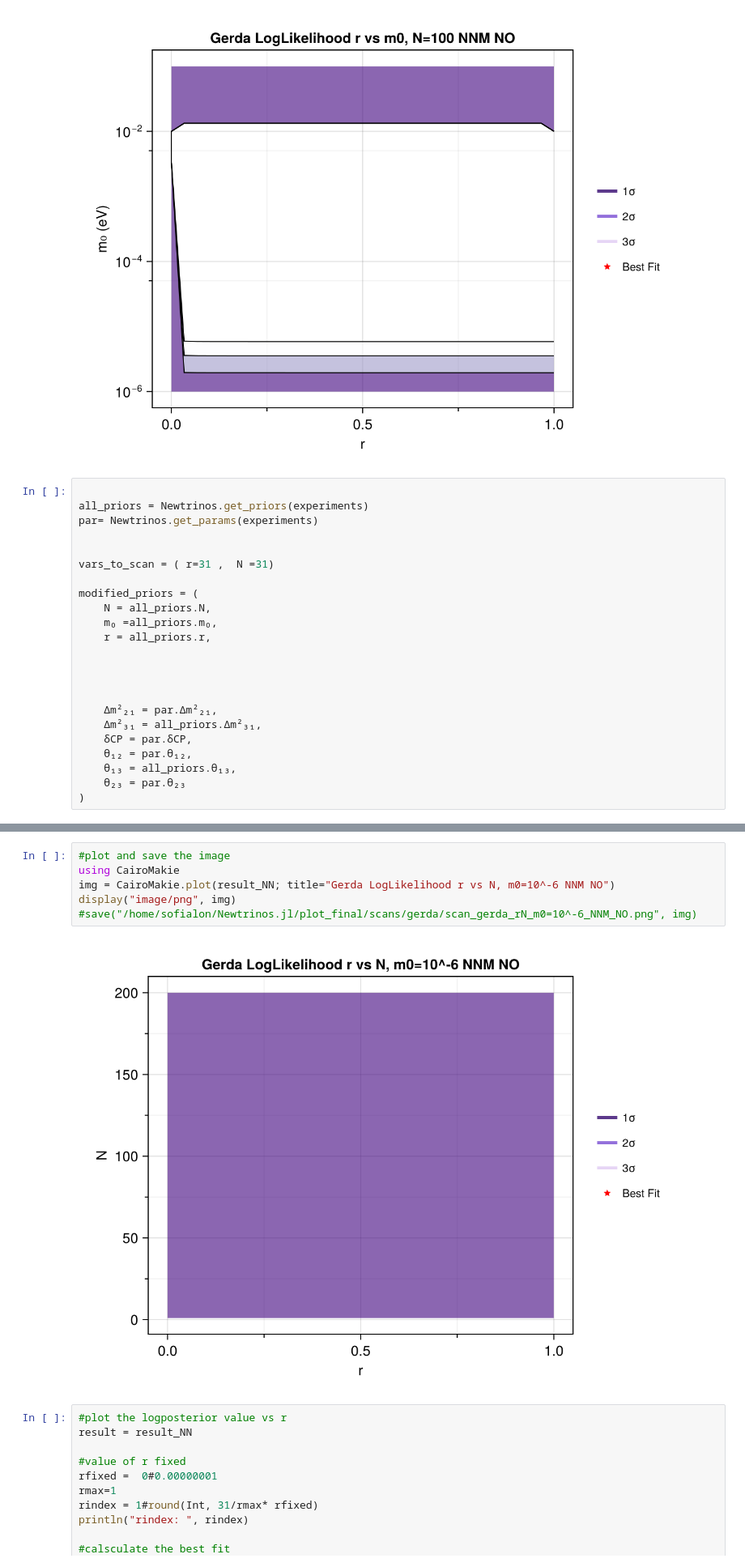
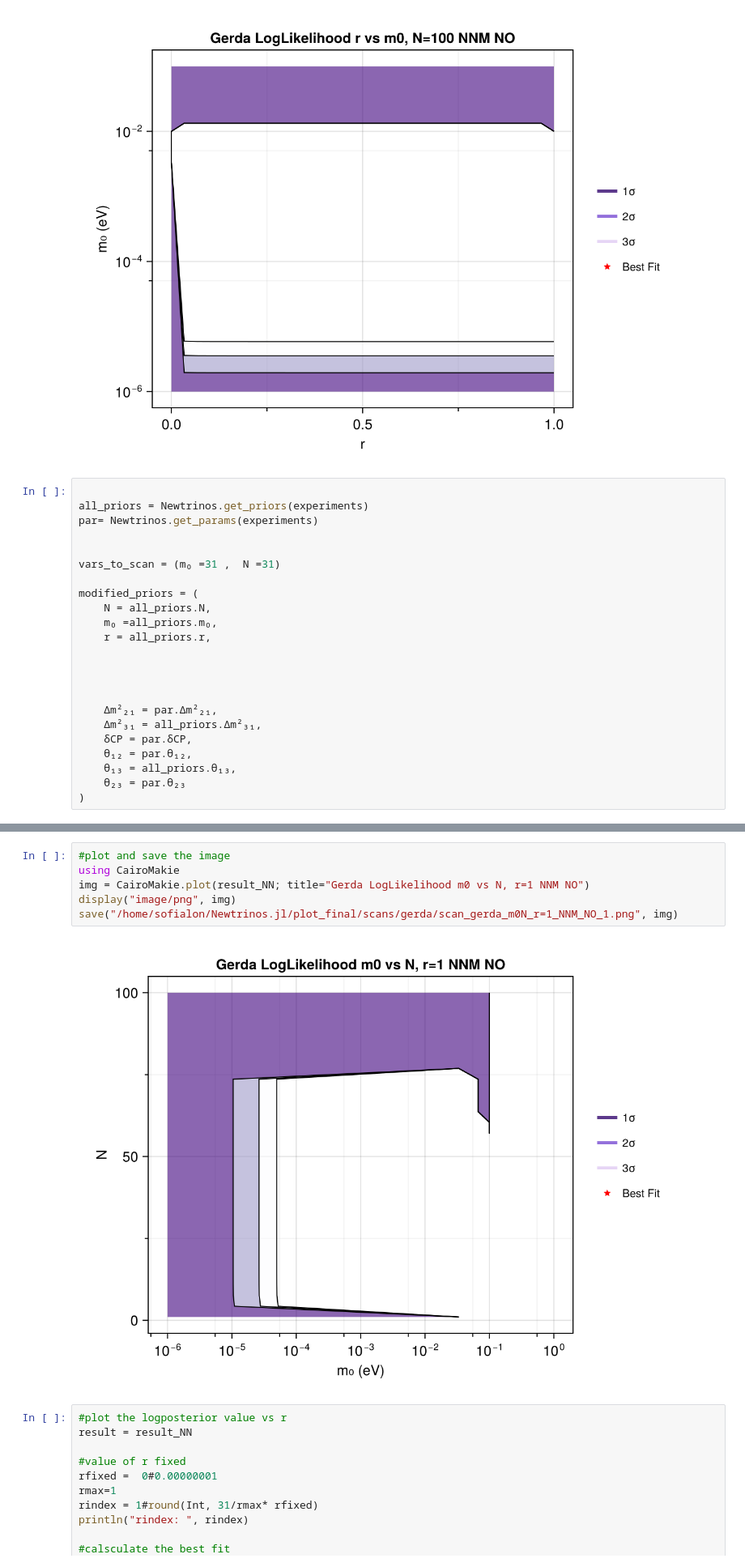
Before and after one commit to philippeller/Newtrinos.jl, a Jupyter notebook: src/experiments/gerda/gerda.ipynb, the cells around one changed output, grey strips where cells are left out. Shown at 81% size. Saved outputs shown, nothing was run; the diff lists cells and outputs as text.

Commit message:
perturbation plots

```diff
--- a/src/experiments/gerda/gerda.ipynb
+++ b/src/experiments/gerda/gerda.ipynb
@@ -251,7 +251,7 @@ all_priors = Newtrinos.get_priors(experiments)
 par= Newtrinos.get_params(experiments)
 
 
-vars_to_scan = ( r=31 ,  N =31)
+vars_to_scan = (m₀ =31 ,  N =31)
 
 modified_priors = (
     N = all_priors.N,
@@ -279,11 +279,11 @@ NewtrinosResult((r = [0.0, 0.03333333333333333, 0.06666666666666667, 0.1, 0.1333
 # %%
 #plot and save the image
 using CairoMakie
-img = CairoMakie.plot(result_NN; title="Gerda LogLikelihood r vs N, m0=10^-6 NNM NO")
+img = CairoMakie.plot(result_NN; title="Gerda LogLikelihood m0 vs N, r=1 NNM NO")
 display("image/png", img)
-#save("/home/sofialon/Newtrinos.jl/plot_final/scans/gerda/scan_gerda_rN_m0=10^-6_NNM_NO.png", img)
+save("/home/sofialon/Newtrinos.jl/plot_final/scans/gerda/scan_gerda_m0N_r=1_NNM_NO_1.png", img)
 # %% [output]
-[figure, old version]
+[figure, new version]
 # %%
 #plot the logposterior value vs r
 result = result_NN
```
Also changed, not shown: parts of 3 cells of this notebook, 18 other files.
